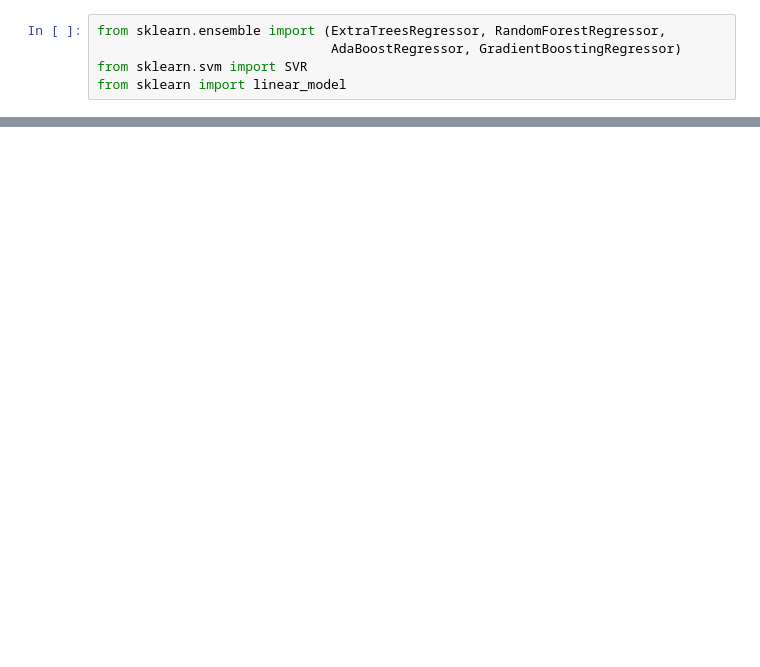
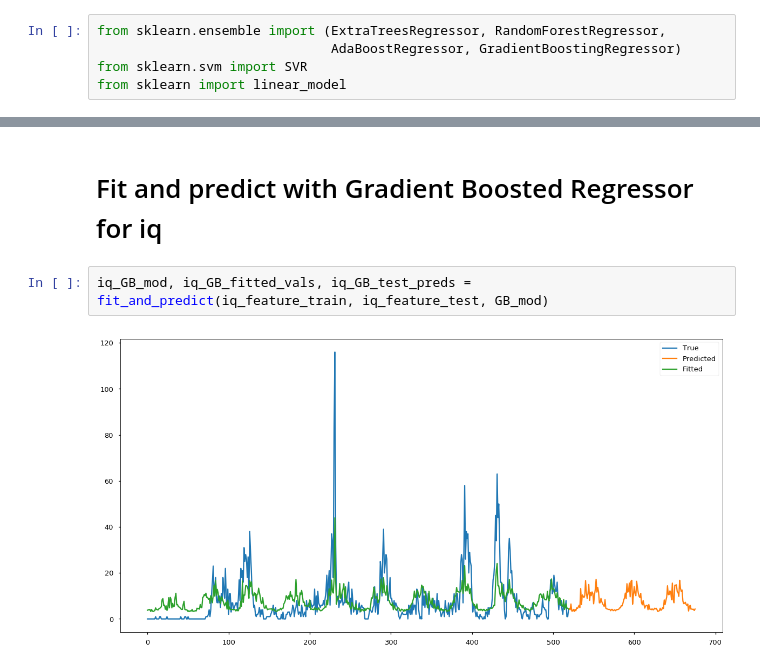
Before and after one commit to chrisgschon/DengAI, a Jupyter notebook: notebooks/Model_Benchmarking_SKL.ipynb, the cells around one changed output, grey strips where cells are left out. Saved outputs shown, nothing was run; the diff lists cells and outputs as text; blank space fills up the shorter version.

```diff
--- a/notebooks/Model_Benchmarking_SKL.ipynb
+++ b/notebooks/Model_Benchmarking_SKL.ipynb
@@ -153,0 +143,6 @@ sj_sub
+# %% [markdown]
+# Fit and predict with Gradient Boosted Regressor for iq
+# %%
+iq_GB_mod, iq_GB_fitted_vals, iq_GB_test_preds = fit_and_predict(iq_feature_train, iq_feature_test, GB_mod)
+# %% [output]
+[figure, added]
```
Also changed, not shown: parts of 30 cells of this notebook, 24 other files.
